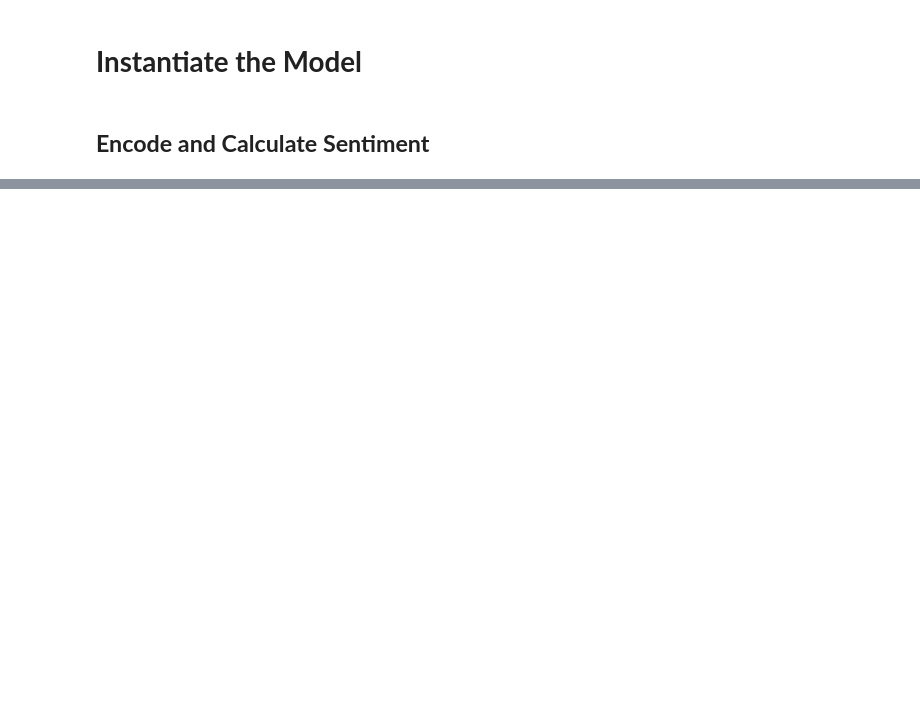
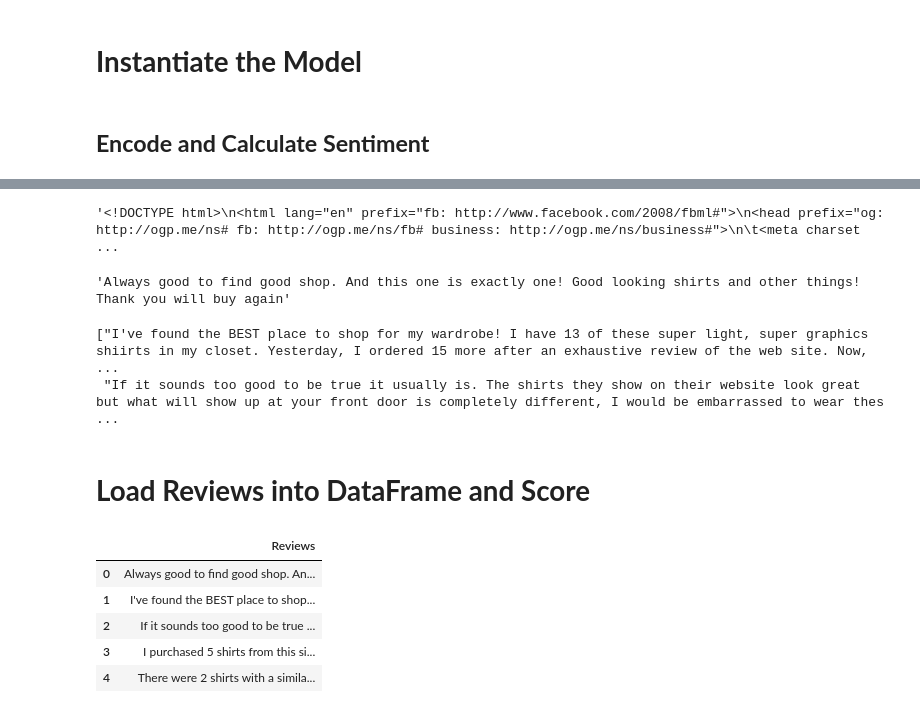
Before and after one commit to richardmukechiwa/Sentiment-Analysis-with-BERT, a Jupyter notebook: SentimentAnalysisBERT.ipynb, the cells around one changed output, grey strips where cells are left out. Drawn from its saved outputs; the diff is of its cells as text; code cells hidden in the pictures; blank space fills up the shorter version.

```diff
--- a/SentimentAnalysisBERT.ipynb
+++ b/SentimentAnalysisBERT.ipynb
@@ -19,6 +17,6 @@ model =AutoModelForSequenceClassification.from_pretrained("nlptown/bert-base-mul
 ## **Encode and Calculate Sentiment**
 # %%
 #extract tokens of a sentence
-tokens = tokenizer.encode("The year has been great", return_tensors='pt')
+tokens = tokenizer.encode("What a worst of resources", return_tensors='pt')
 tokens[0]
 # %% [output]
@@ -30,0 +55,29 @@ tokenizer.decode(tokens[0])
+# %%
+#show results
+r.text
+# %% [output]
+'<!DOCTYPE html>\n<html lang="en" prefix="fb: http://www.facebook.com/2008/fbml#">\n<head prefix="og: http://ogp.me/ns# fb: http://ogp.me/ns/fb# business: http://ogp.me/ns/business#">\n\t<meta charset ...
+# %%
+# first result from the soup
+results[0].text
+# %% [output]
+'Always good to find good shop. And this one is exactly one! Good looking shirts and other things! Thank you will buy again'
+# %%
+# the reviews collected
+reviews[1:3]
+# %% [output]
+["I've found the BEST place to shop for my wardrobe! I have 13 of these super light, super graphics shiirts in my closet. Yesterday, I ordered 15 more after an exhaustive review of the web site. Now,  ...
+ "If it sounds too good to be true it usually is. The shirts they show on their website look great but what will show up at your front door is completely different, I would be embarrassed to wear thes ...
+# %% [markdown]
+# **Load Reviews into DataFrame and Score**
+# %%
+# using pandas, create a dataframe
+df = pd.DataFrame(reviews, columns = ['Reviews'])
+df.head()
+# %% [output]
+|  | Reviews |
+| 0 | Always good to find good shop. An... |
+| 1 | I've found the BEST place to shop... |
+| 2 | If it sounds too good to be true ... |
+| 3 | I purchased 5 shirts from this si... |
+| 4 | There were 2 shirts with a simila... |
```
Also changed, not shown: parts of 12 cells of this notebook.
